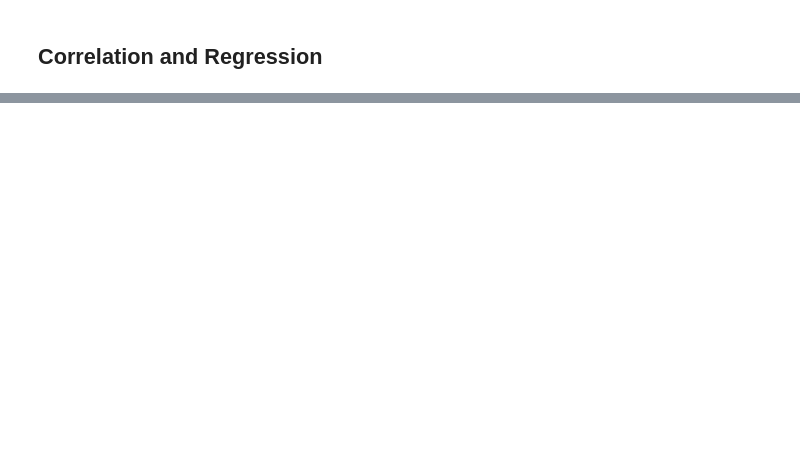
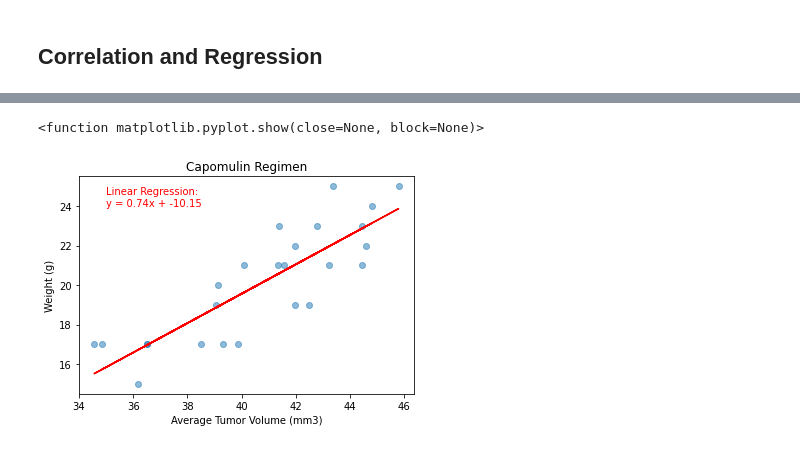
Before and after one commit to Bgood524/MatplotLib_Mice_Data, a Jupyter notebook: pymaceuticals_starter.ipynb, the cells around one changed output, grey strips where cells are left out. Cells and saved outputs as stored; diff of their text form; code cells hidden in the pictures; blank space fills up the shorter version.

```diff
--- a/pymaceuticals_starter.ipynb
+++ b/pymaceuticals_starter.ipynb
@@ -246,0 +283,14 @@ df_clean.head()
+# %%
+(slope, intercept, rvalue, pvalue, stderr) = st.linregress(x, y)
+lin_regress = x*slope+intercept
+line_eq = 'Linear Regression:\ny = '+ str(round(slope,2))+'x + '+str(round(intercept,2))
+plt.scatter(x,y,alpha=0.5)
+plt.xlabel('Average Tumor Volume (mm3)')
+plt.ylabel('Weight (g)')
+plt.title('Capomulin Regimen')
+plt.plot(x,lin_regress,'r')
+plt.annotate(line_eq,(35,24),color='red')
+plt.show
+# %% [output]
+<function matplotlib.pyplot.show(close=None, block=None)>
+[figure, added]
```
Also changed, not shown: parts of 9 cells of this notebook.
